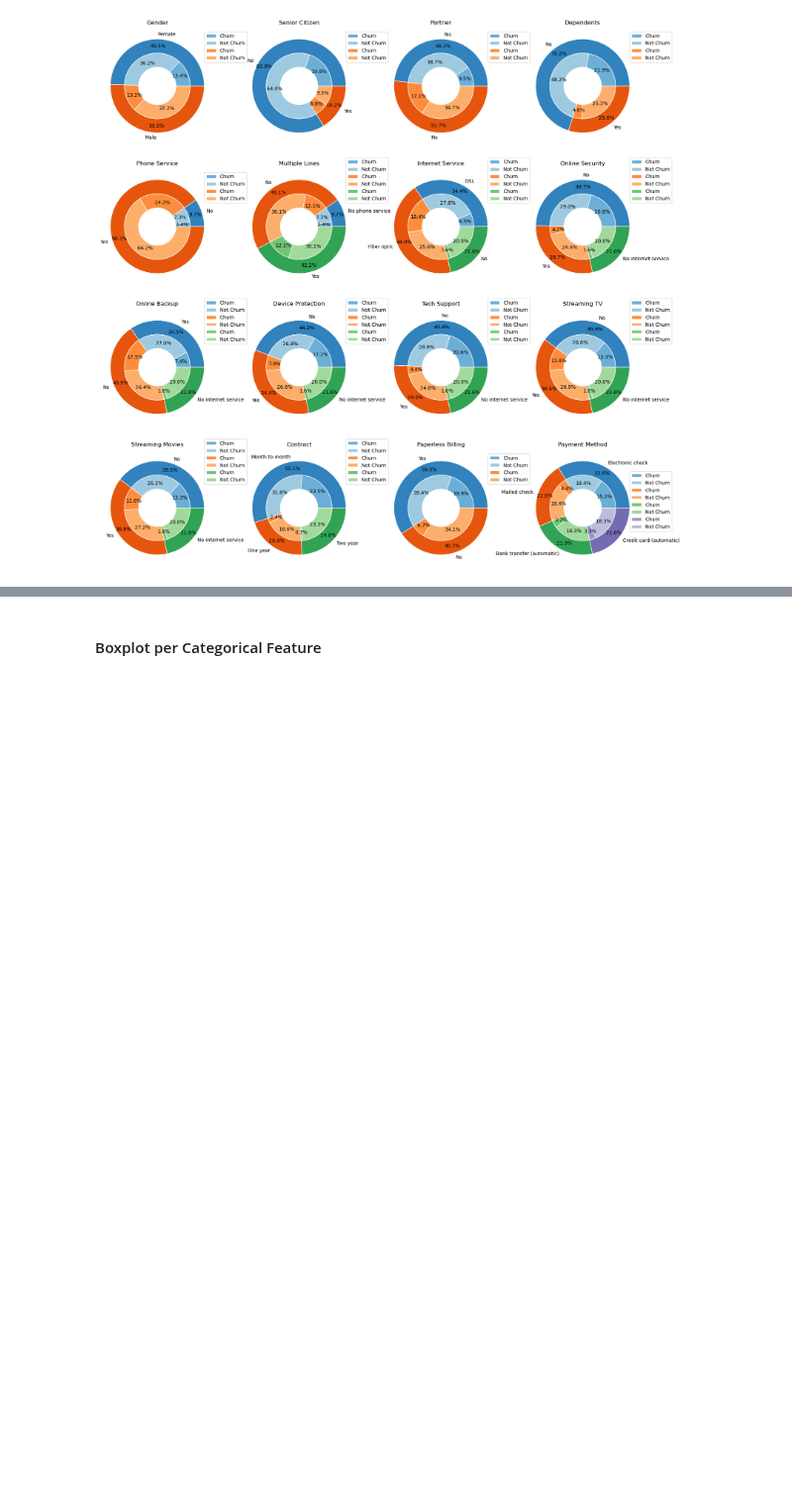
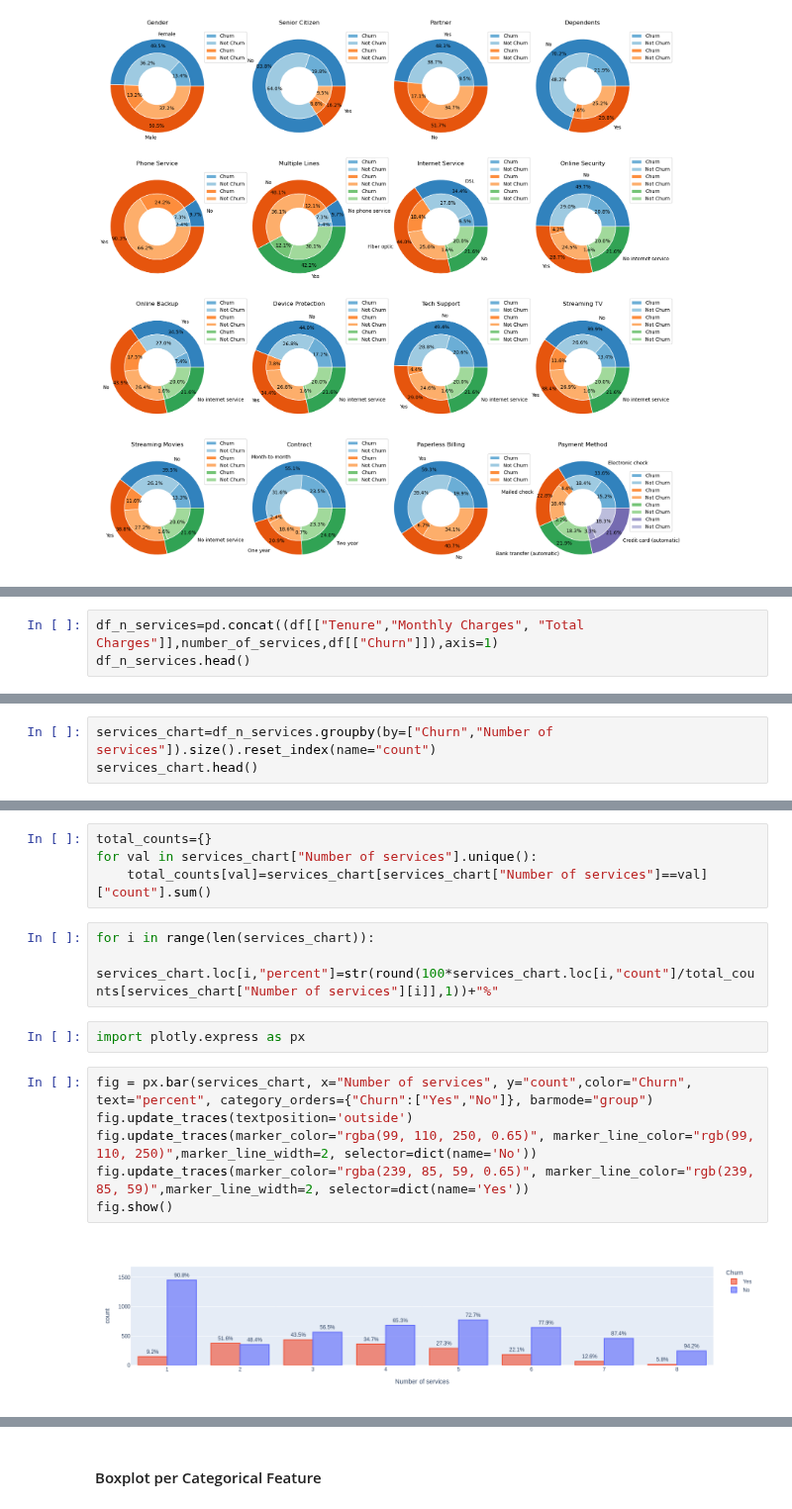
Before and after one commit to CassiaNascimento/Customer_Churn_Prediction, a Jupyter notebook: notebooks/EDA.ipynb, the cells around one changed output, grey strips where cells are left out. Shown at 99% size. Cells and saved outputs as stored; diff of their text form; blank space fills up the shorter version.

```diff
--- a/notebooks/EDA.ipynb
+++ b/notebooks/EDA.ipynb
@@ -475,0 +757,3 @@ plt.show()
+# %%
+df_n_services=pd.concat((df[["Tenure","Monthly Charges", "Total Charges"]],number_of_services,df[["Churn"]]),axis=1)
+df_n_services.head()
@@ -475,0 +767,3 @@ plt.show()
+# %%
+services_chart=df_n_services.groupby(by=["Churn","Number of services"]).size().reset_index(name="count")
+services_chart.head()
@@ -475,0 +777,17 @@ plt.show()
+# %%
+total_counts={}
+for val in services_chart["Number of services"].unique():
+    total_counts[val]=services_chart[services_chart["Number of services"]==val]["count"].sum()
+# %%
+for i in range(len(services_chart)):
+    services_chart.loc[i,"percent"]=str(round(100*services_chart.loc[i,"count"]/total_counts[services_chart["Number of services"][i]],1))+"%"
+# %%
+import plotly.express as px
+# %%
+fig = px.bar(services_chart, x="Number of services", y="count",color="Churn", text="percent", category_orders={"Churn":["Yes","No"]}, barmode="group")
+fig.update_traces(textposition='outside')
+fig.update_traces(marker_color="rgba(99, 110, 250, 0.65)", marker_line_color="rgb(99, 110, 250)",marker_line_width=2, selector=dict(name='No'))
+fig.update_traces(marker_color="rgba(239, 85, 59, 0.65)", marker_line_color="rgb(239, 85, 59)",marker_line_width=2, selector=dict(name='Yes'))
+fig.show()
+# %% [output]
+[figure, added]
```
Also changed, not shown: parts of 100 cells of this notebook, 1 other file.
